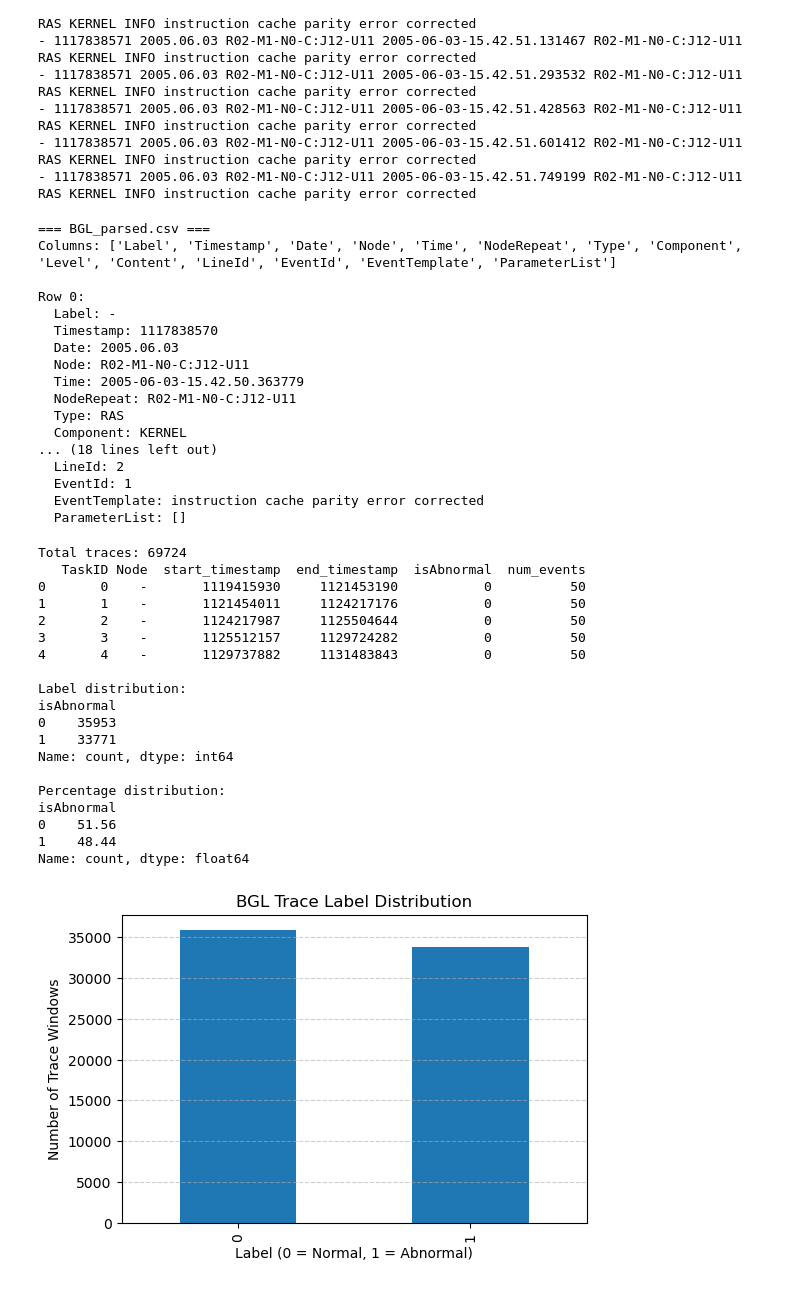
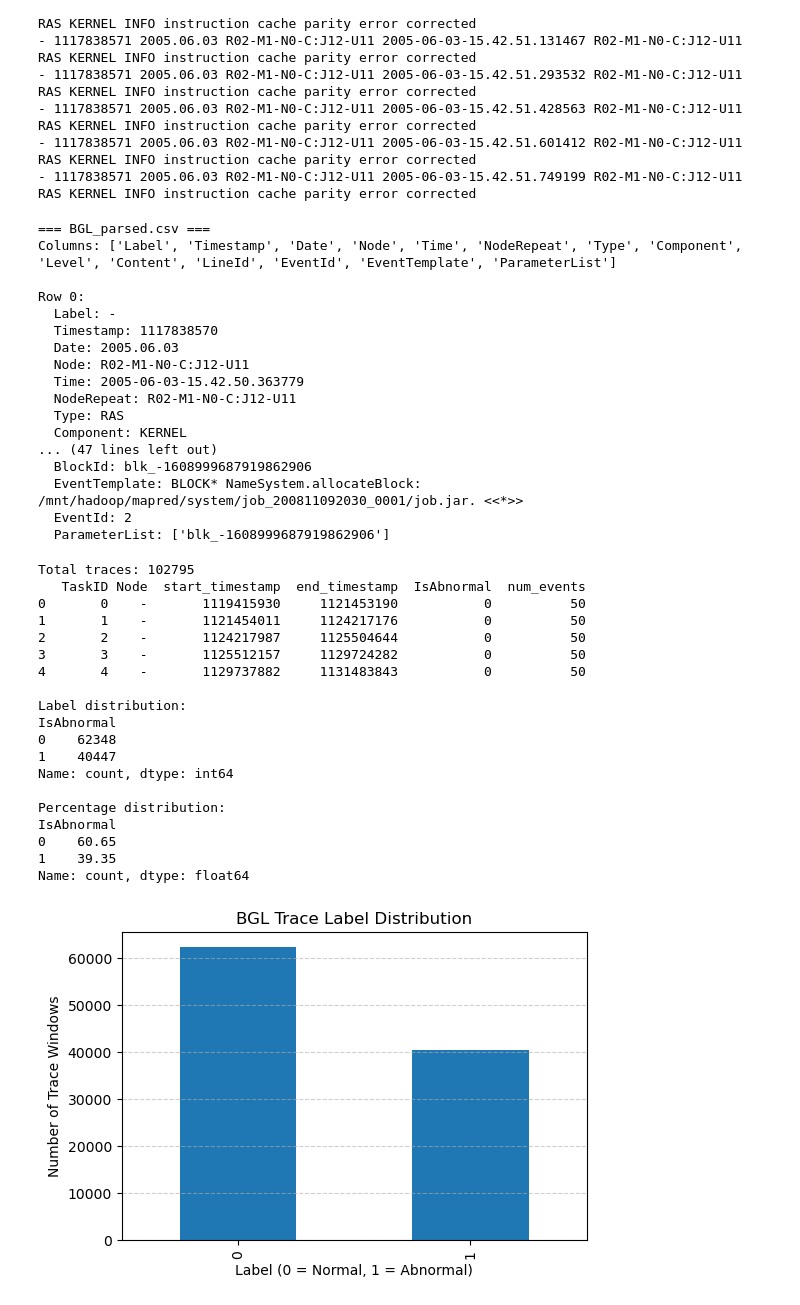
Before and after one commit to mthsngn/Project-LOG6309E, a Jupyter notebook: ipynb/test.ipynb, the cells around one changed output. Drawn from its saved outputs; the diff is of its cells as text; code cells hidden in the pictures.

```diff
--- a/ipynb/test.ipynb
+++ b/ipynb/test.ipynb
@@ -35,7 +35,8 @@ n = 2
 
 # Define file paths
 files = [
-    os.path.join("preprocess_BGL/parsed_logs", "BGL_parsed.csv"),
+    os.path.join("../preprocess_BGL/parsed_logs", "BGL_parsed.csv"),
+    os.path.join("../preprocess_HDFS/parsed_logs", "HDFS_parsed.csv"),
 ]
 
 # Loop through each file and display the first n lines + column names
@@ -69,17 +70,17 @@ Row 0:
   NodeRepeat: R02-M1-N0-C:J12-U11
   Type: RAS
   Component: KERNEL
-... (18 lines left out)
-  LineId: 2
-  EventId: 1
-  EventTemplate: instruction cache parity error corrected
-  ParameterList: []
+... (47 lines left out)
+  BlockId: blk_-1608999687919862906
+  EventTemplate: BLOCK* NameSystem.allocateBlock: /mnt/hadoop/mapred/system/job_200811092030_0001/job.jar. <<*>>
+  EventId: 2
+  ParameterList: ['blk_-1608999687919862906']
 # %%
 import pandas as pd
 import matplotlib.pyplot as plt
 
 # --- Load the traces file ---
-traces_path = "master_tables/BGL/test/traces.csv"
+traces_path = "../master_tables/BGL/test2/traces.csv"
 df = pd.read_csv(traces_path)
 
 # --- Basic info ---
@@ -87,41 +88,41 @@ print("Total traces:", len(df))
 print(df.head())
 
 # --- Label distribution ---
-label_counts = df['isAbnormal'].value_counts().sort_index()
+label_counts = df['IsAbnormal'].value_counts().sort_index()
 
 print("\nLabel distribution:")
 print(label_counts)
 
 # --- Percentages ---
 print("\nPercentage distribution:")
 print((label_counts / len(df) * 100).round(2))
 
 # --- Plot ---
 plt.figure(figsize=(6,4))
 label_counts.plot(kind="bar")
 plt.title("BGL Trace Label Distribution")
 plt.xlabel("Label (0 = Normal, 1 = Abnormal)")
 plt.ylabel("Number of Trace Windows")
 plt.grid(axis='y', linestyle='--', alpha=0.6)
 plt.show()
 # %% [output]
-Total traces: 69724
-   TaskID Node  start_timestamp  end_timestamp  isAbnormal  num_events
+Total traces: 102795
+   TaskID Node  start_timestamp  end_timestamp  IsAbnormal  num_events
 0       0    -       1119415930     1121453190           0          50
 1       1    -       1121454011     1124217176           0          50
 2       2    -       1124217987     1125504644           0          50
 3       3    -       1125512157     1129724282           0          50
 4       4    -       1129737882     1131483843           0          50
 
 Label distribution:
-isAbnormal
-0    35953
-1    33771
+IsAbnormal
+0    62348
+1    40447
 Name: count, dtype: int64
 
 Percentage distribution:
-isAbnormal
-0    51.56
-1    48.44
+IsAbnormal
+0    60.65
+1    39.35
 Name: count, dtype: float64
-[figure, old version]
+[figure, new version]
```
Also changed, not shown: parts of 12 cells of this notebook, 17 other files.
